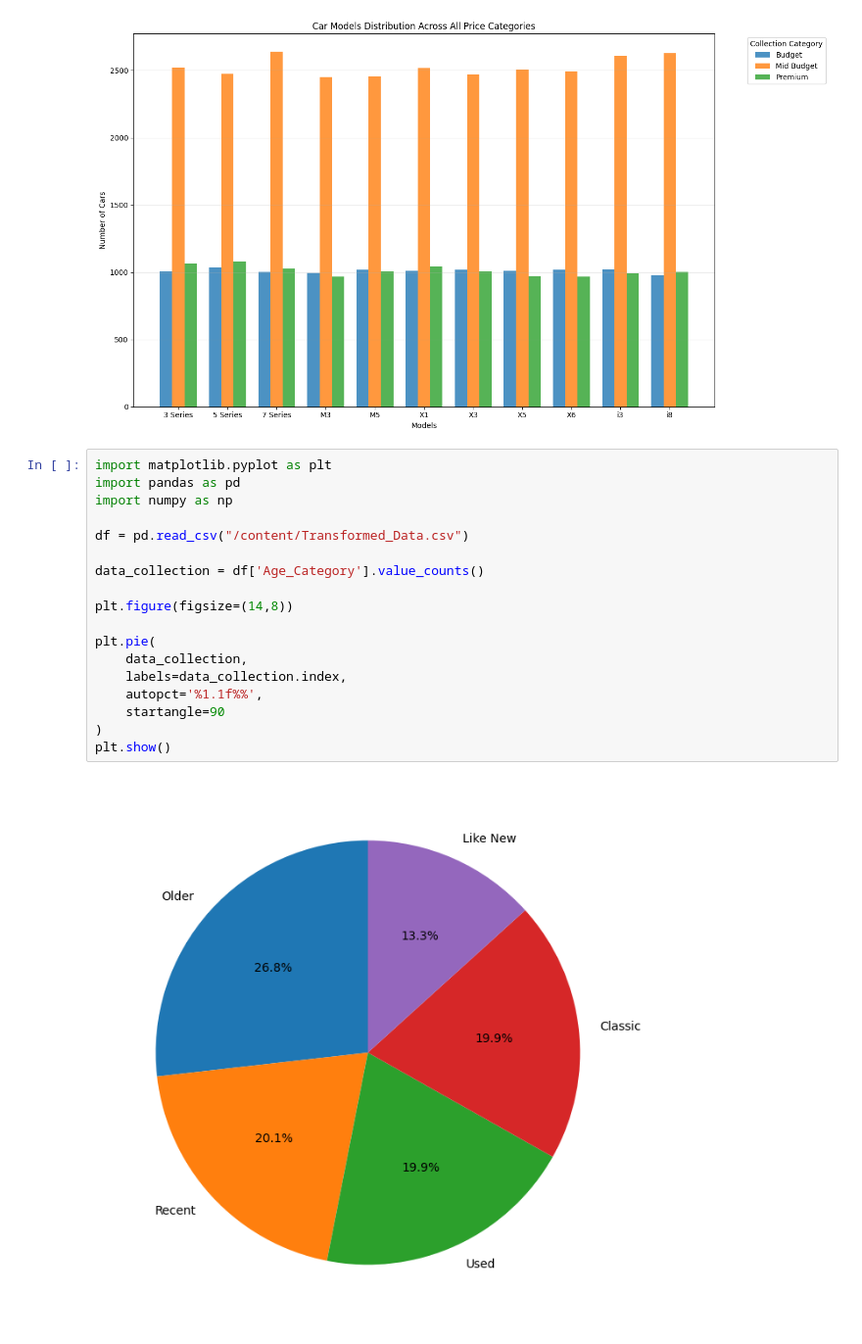
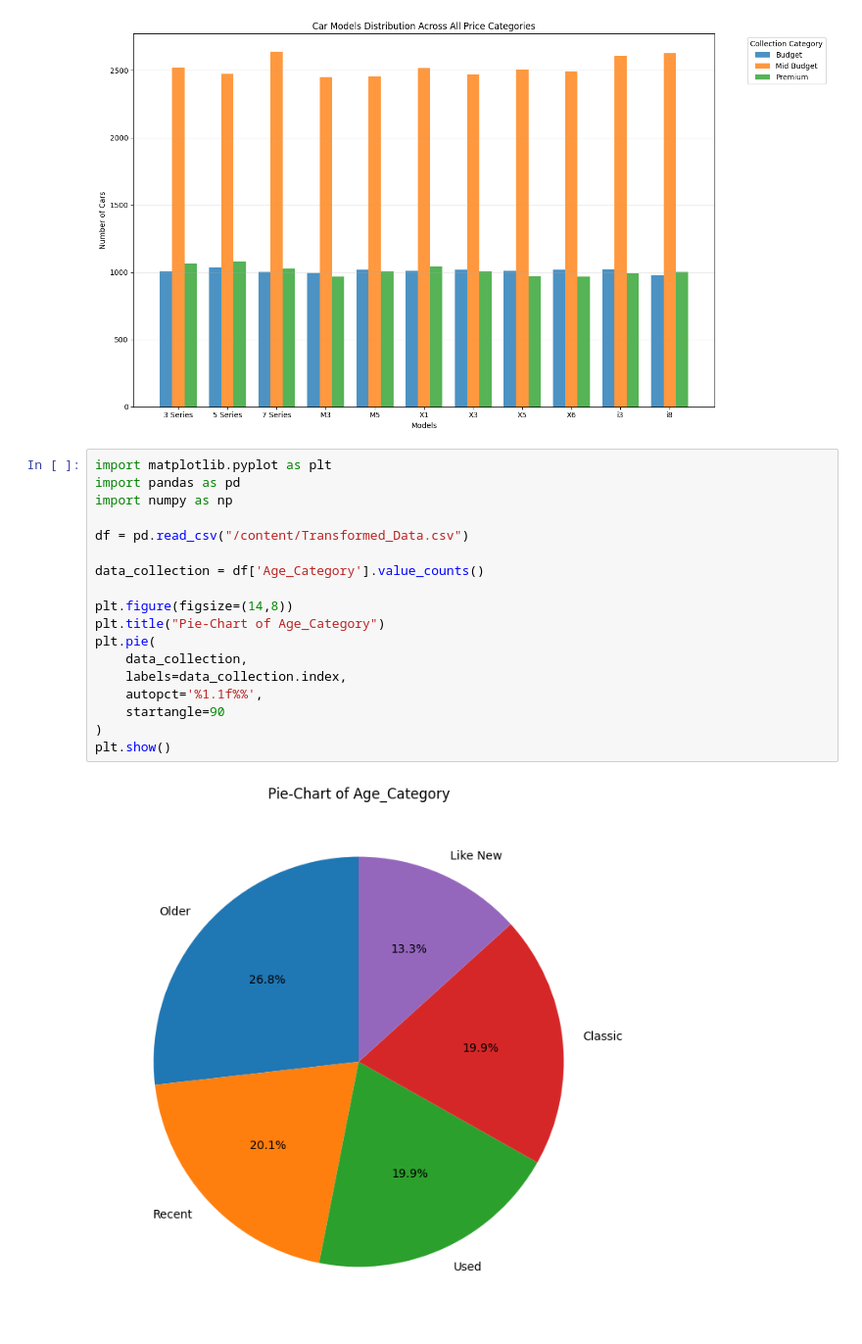
Before and after one commit to Em-Esh-Magar/BMW-Sales-Data-Processing-with-Pandas, a Jupyter notebook: BMW_Graph.ipynb, the cells around one changed output. Shown: that part at 98% size. Drawn from its saved outputs; the diff is of its cells as text.

```diff
--- a/BMW_Graph.ipynb
+++ b/BMW_Graph.ipynb
@@ -93,20 +93,20 @@ plt.show()
 # %%
 import matplotlib.pyplot as plt
 import pandas as pd
 import numpy as np
 
 df = pd.read_csv("/content/Transformed_Data.csv")
 
 data_collection = df['Age_Category'].value_counts()
 
 plt.figure(figsize=(14,8))
-
+plt.title("Pie-Chart of Age_Category")
 plt.pie(
     data_collection,
     labels=data_collection.index,
     autopct='%1.1f%%',
     startangle=90
 )
 plt.show()
 # %% [output]
-[figure, old version]
+[figure, new version]
```
Also changed, not shown: parts of 1 cell of this notebook.
